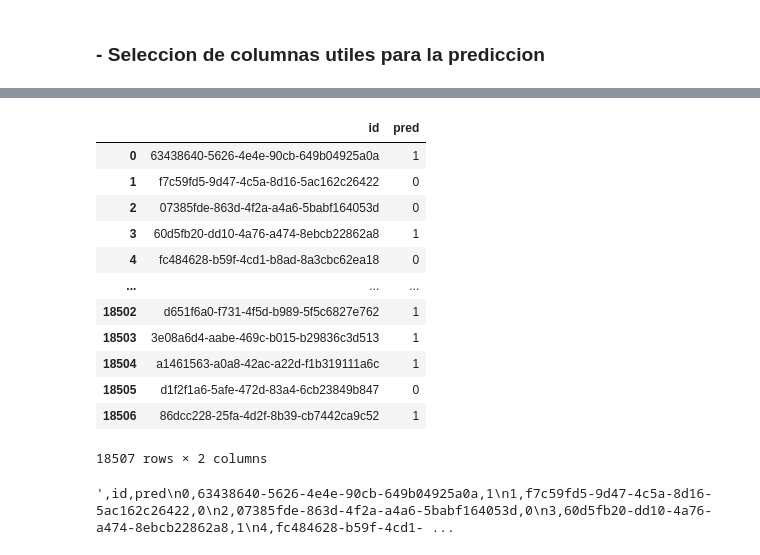
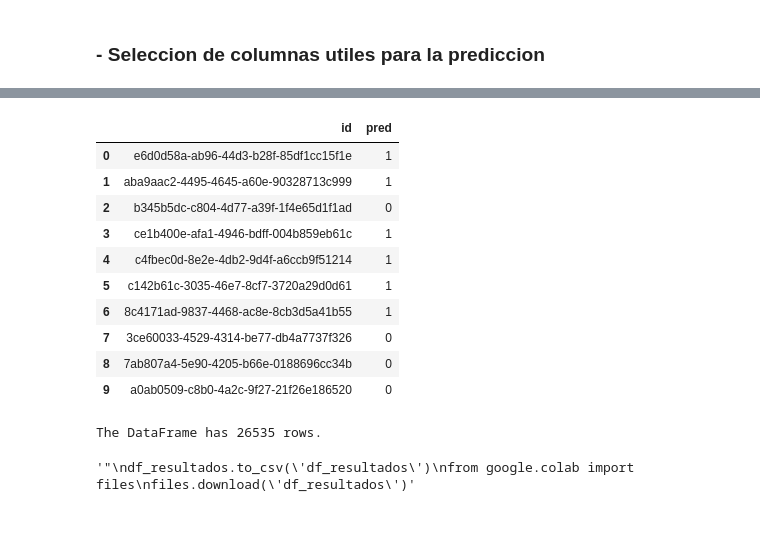
Before and after one commit to lautitorraca/7506R-2C2023-GRUPO24, a Jupyter notebook: TP1/7506R_TP1_GRUPO24_CHP2_ENTREGA.ipynb, the cells around one changed output, grey strips where cells are left out. Saved outputs shown, nothing was run; the diff lists cells and outputs as text; code cells hidden in the pictures; blank space fills up the shorter version.

```diff
--- a/TP1/7506R_TP1_GRUPO24_CHP2_ENTREGA.ipynb
+++ b/TP1/7506R_TP1_GRUPO24_CHP2_ENTREGA.ipynb
@@ -540,7 +613,9 @@ Name: is_canceled, dtype: int64
 # %%
-#One hot encoding para variables categoricas
-ds_trabajo = pd.get_dummies(ds_trabajo, columns=['hotel', 'country', 'deposit_type', 'customer_type','reserved_room_type', 'assigned_room_type', 'meal'], drop_first=True)
-ds_trabajo.head()
+
+df_trabajo_train = pd.get_dummies(df_trabajo_train, columns=['meal','hotel', 'deposit_type', 'country','customer_type', 'assigned_room_type'], drop_first=True)
+
+
+df_trabajo_train.head()
 # %% [output]
 |  | adults | children | babies | is_repeated_guest | previous_cancellations | previous_bookings_not_canceled | ... |
 | 0 | 1 | 0.0 | 0 | 0 | 0 | 0 | ... |
@@ -566,0 +627,4 @@ x_train, x_test, y_train, y_test, z_train, z_test = train_test_split(ds_trabajo_
+# %%
+df_trabajo_test = pd.get_dummies(df_trabajo_test, columns=['meal','hotel', 'deposit_type', 'country','customer_type', 'assigned_room_type'], drop_first=True)
+
+df_trabajo_test.head()
@@ -567,7 +639,22 @@ x_train, x_test, y_train, y_test, z_train, z_test = train_test_split(ds_trabajo_
+# %%
+df_trabajo_x=df_trabajo_train.drop(['is_canceled', 'id'], axis='columns', inplace=False)
+
+df_trabajo_y = df_trabajo_train['is_canceled'].copy()
+
+x_train, x_test, y_train, y_test= train_test_split(df_trabajo_x,
+                                                    df_trabajo_y,
+                                                    test_size=0.30,
+                                                    random_state=2)
 # %%
-#Creamos un clasificador con hiperparámetros
-tree_model = tree.DecisionTreeClassifier(criterion="gini",
+
+
+tree_model = tree.DecisionTreeClassifier(criterion="log_loss",
                                          max_depth = 25,
                                          min_samples_leaf=10)
-#Entrenamos el modelo
+
+df_trabajo_test_x = df_trabajo_test.drop(['is_canceled', 'id'], axis='columns', inplace=False)
+df_trabajo_test_y = df_trabajo_test['id'].copy()
+
+
 model = tree_model.fit(X = x_train, y = y_train)
+model2 = tree_model.predict(X = df_trabajo_test_x)
@@ -629,22 +698,29 @@ f1 score: 0.772379367720466
 # %%
-ds_resultados=pd.DataFrame(zip(z_test,y_pred),columns=['id','pred'])
-ds_resultados.head(10)
-ds_resultados.reset_index(drop=True)
+
+df_resultados=pd.DataFrame(zip(ds_trabajo_test_y, model2),columns=['id','pred'])
+df_resultados.head(10)
 # %% [output]
 |  | id | pred |
-| 0 | 63438640-5626-4e4e-90cb-649b04925a0a | 1 |
-| 1 | f7c59fd5-9d47-4c5a-8d16-5ac162c26422 | 0 |
-| 2 | 07385fde-863d-4f2a-a4a6-5babf164053d | 0 |
-| 3 | 60d5fb20-dd10-4a76-a474-8ebcb22862a8 | 1 |
-| 4 | fc484628-b59f-4cd1-b8ad-8a3cbc62ea18 | 0 |
-| ... | ... | ... |
-| 18502 | d651f6a0-f731-4f5d-b989-5f5c6827e762 | 1 |
-| 18503 | 3e08a6d4-aabe-469c-b015-b29836c3d513 | 1 |
-| 18504 | a1461563-a0a8-42ac-a22d-f1b319111a6c | 1 |
-| 18505 | d1f2f1a6-5afe-472d-83a4-6cb23849b847 | 0 |
-| 18506 | 86dcc228-25fa-4d2f-8b39-cb7442ca9c52 | 1 |
+| 0 | e6d0d58a-ab96-44d3-b28f-85df1cc15f1e | 1 |
+| 1 | aba9aac2-4495-4645-a60e-90328713c999 | 1 |
+| 2 | b345b5dc-c804-4d77-a39f-1f4e65d1f1ad | 0 |
+| 3 | ce1b400e-afa1-4946-bdff-004b859eb61c | 1 |
+| 4 | c4fbec0d-8e2e-4db2-9d4f-a6ccb9f51214 | 1 |
+| 5 | c142b61c-3035-46e7-8cf7-3720a29d0d61 | 1 |
+| 6 | 8c4171ad-9837-4468-ac8e-8cb3d5a41b55 | 1 |
+| 7 | 3ce60033-4529-4314-be77-db4a7737f326 | 0 |
+| 8 | 7ab807a4-5e90-4205-b66e-0188696cc34b | 0 |
+| 9 | a0ab0509-c8b0-4a2c-9f27-21f26e186520 | 0 |
-18507 rows × 2 columns
-# %%
-ds_resultados.to_csv()
-# %% [output]
-',id,pred\n0,63438640-5626-4e4e-90cb-649b04925a0a,1\n1,f7c59fd5-9d47-4c5a-8d16-5ac162c26422,0\n2,07385fde-863d-4f2a-a4a6-5babf164053d,0\n3,60d5fb20-dd10-4a76-a474-8ebcb22862a8,1\n4,fc484628-b59f-4cd1- ...
+# %%
+row_count = len(df_resultados)
+
+print(f'The DataFrame has {row_count} rows.')
+# %% [output]
+The DataFrame has 26535 rows.
+# %%
+""""
+df_resultados.to_csv('df_resultados')
+from google.colab import files
+files.download('df_resultados')"""
+# %% [output]
+'"\ndf_resultados.to_csv(\'df_resultados\')\nfrom google.colab import files\nfiles.download(\'df_resultados\')'
```
Also changed, not shown: parts of 63 cells of this notebook.
